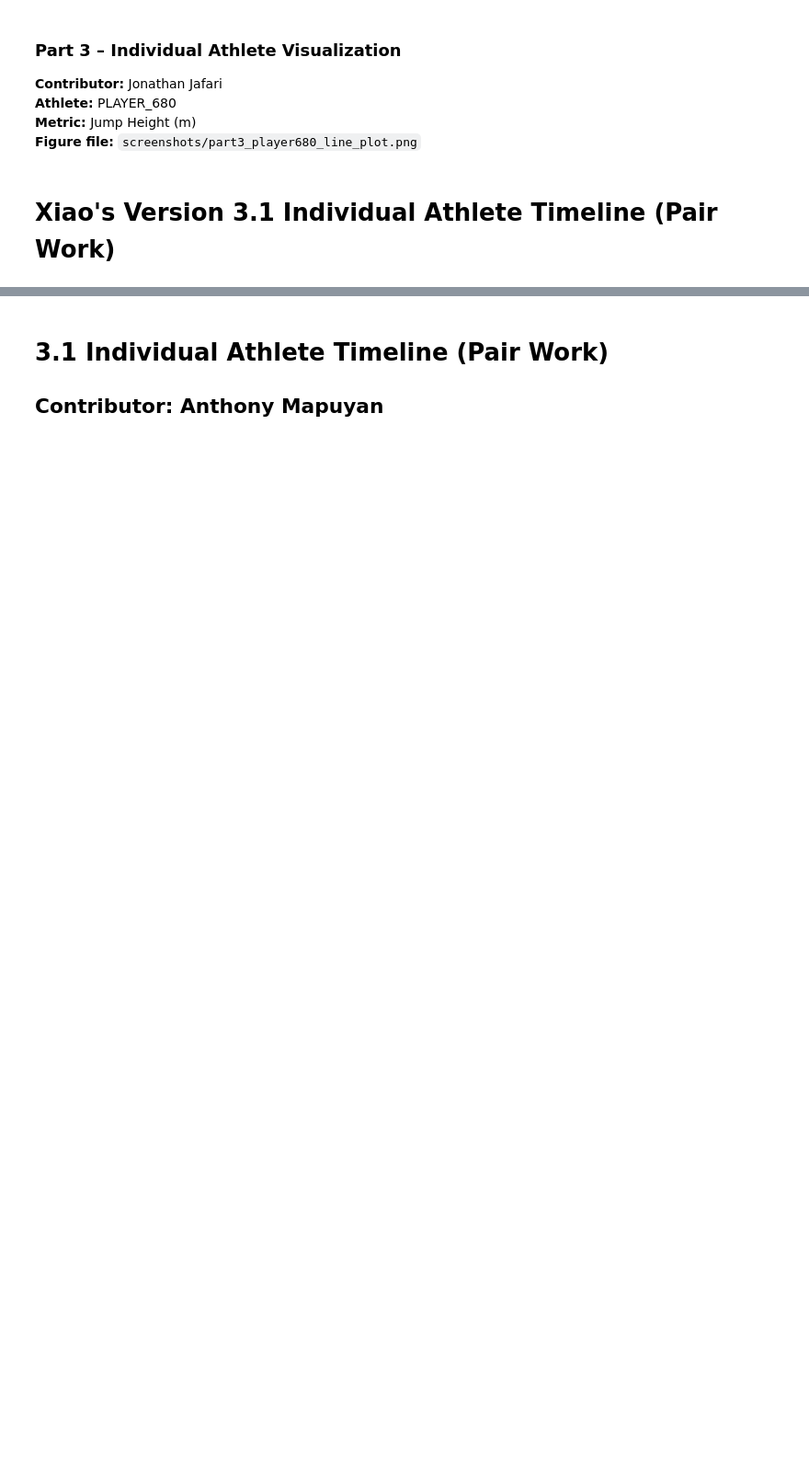
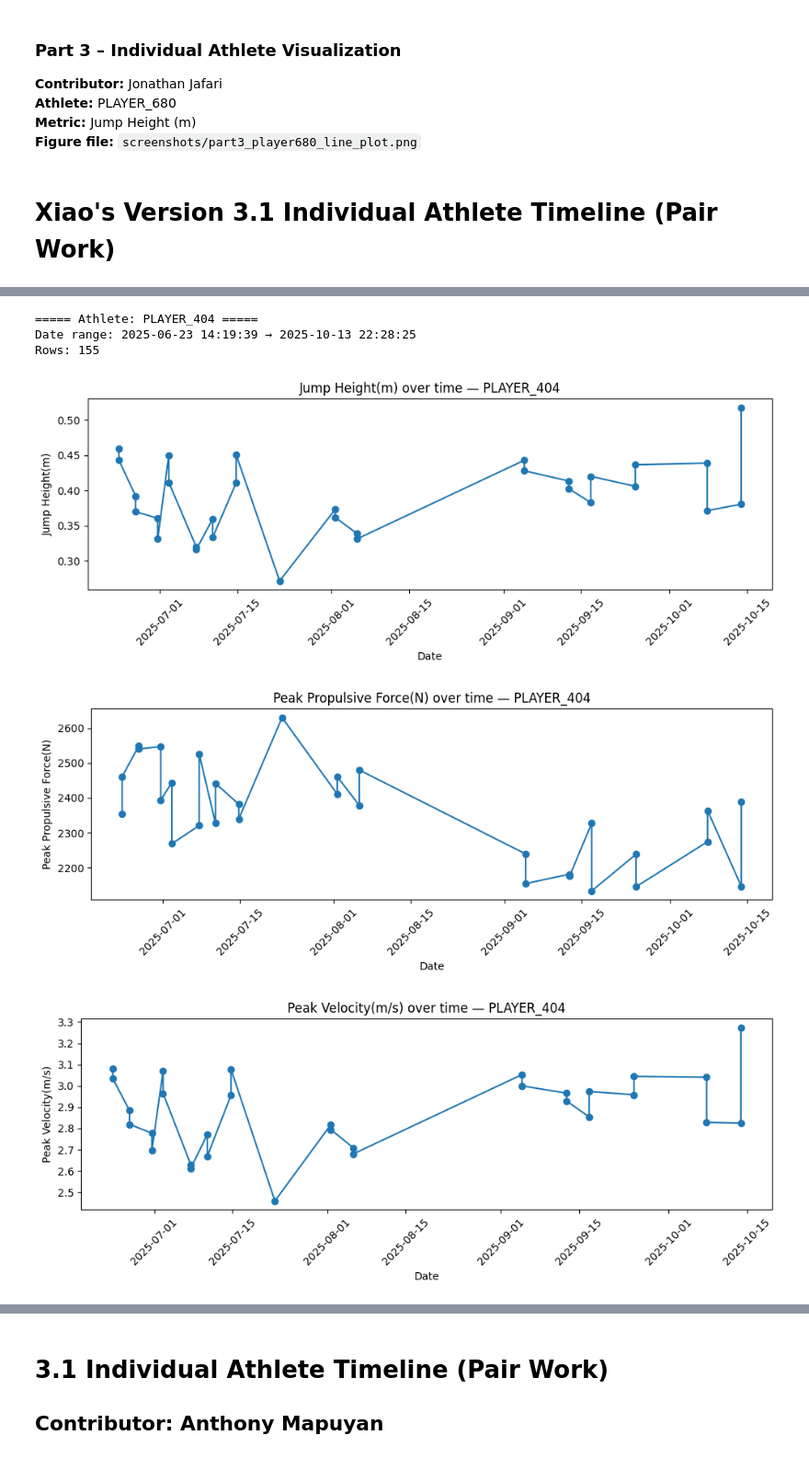
Before and after one commit to amapuyan/507_groupproject_2025, a Jupyter notebook: part3_viz_individual.ipynb, the cells around one changed output, grey strips where cells are left out. Shown: that part at 92% size. Drawn from its saved outputs; the diff is of its cells as text; code cells hidden in the pictures; blank space fills up the shorter version.

```diff
--- a/part3_viz_individual.ipynb
+++ b/part3_viz_individual.ipynb
@@ -262,0 +303,10 @@ summary_PLAYER_404
+# %%
+summary_404 = plot_athlete_metrics(df_team, "PLAYER_404", selected_metrics, months_back=12)
+summary_404
+# %% [output]
+===== Athlete: PLAYER_404 =====
+Date range: 2025-06-23 14:19:39 → 2025-10-13 22:28:25
+Rows: 155
+[figure, added]
+[figure, added]
+[figure, added]
```
Also changed, not shown: parts of 11 cells of this notebook.
